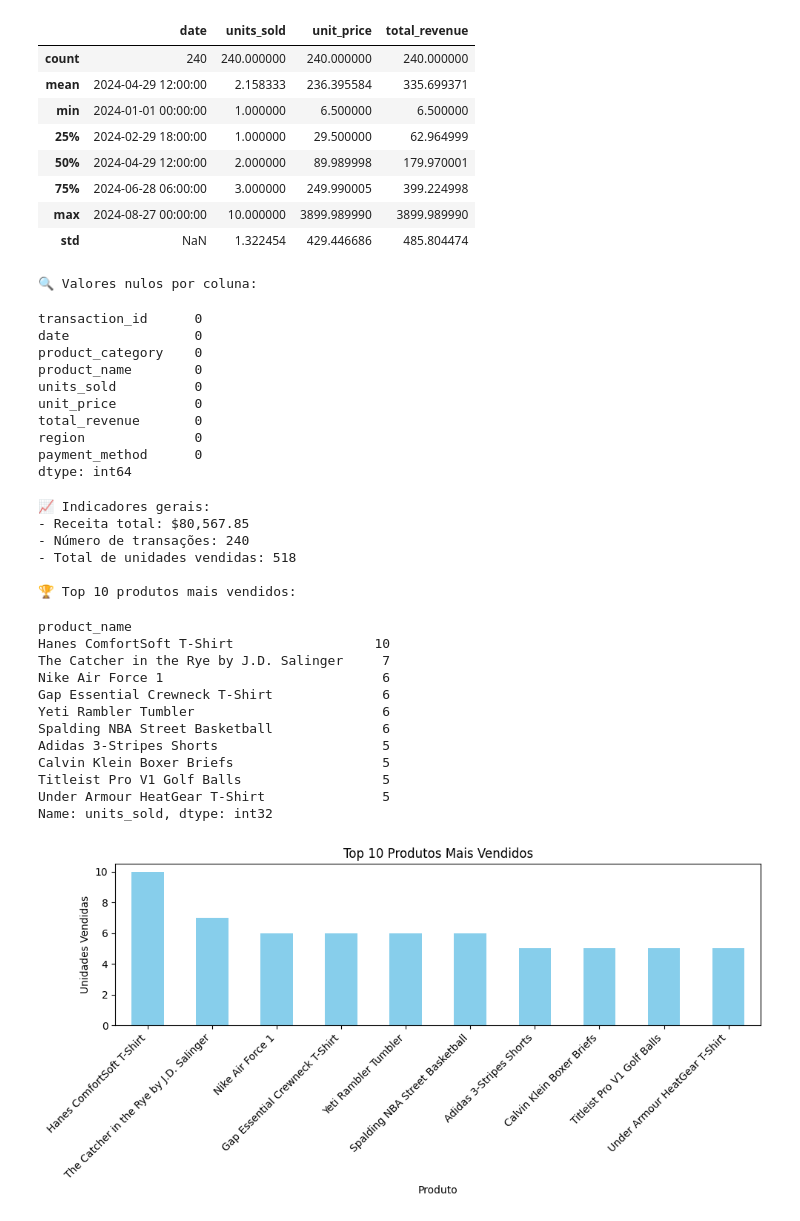
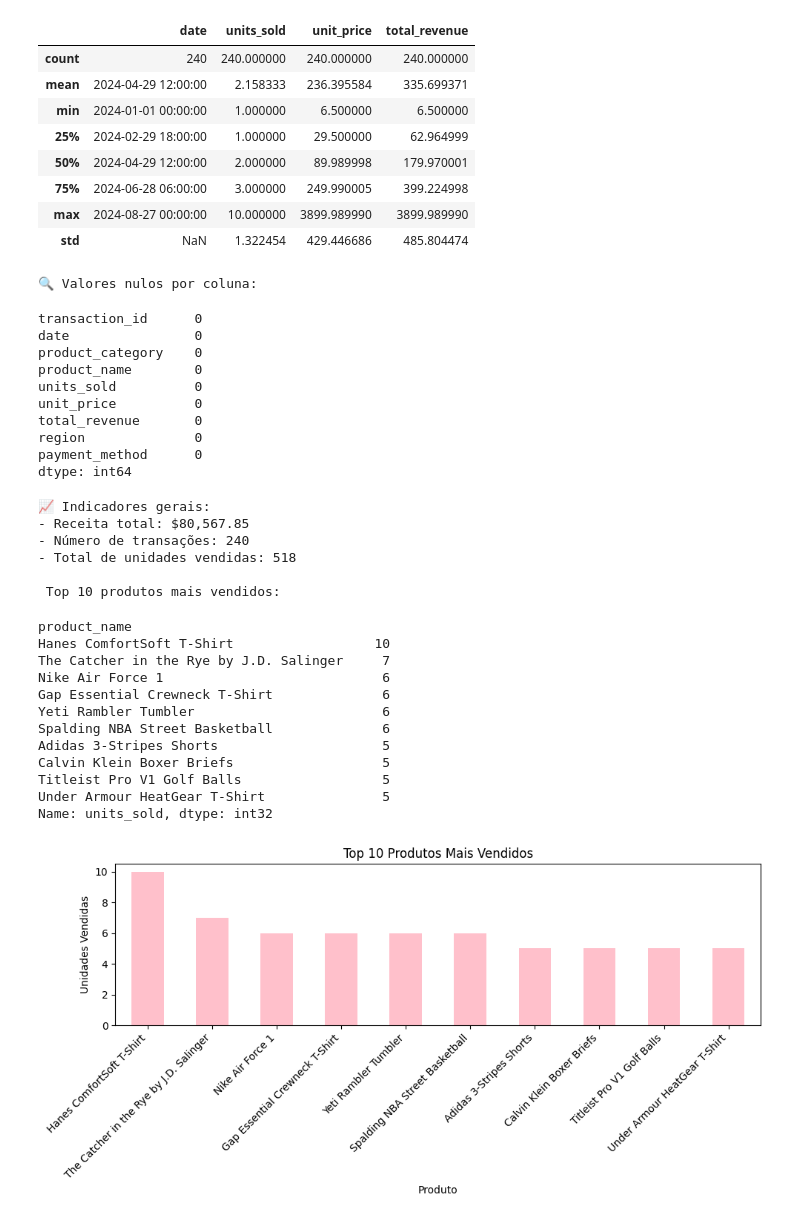
Before and after one commit to SamySLB/Analise-de-vendas-de-e-commerce, a Jupyter notebook: notebooks/explore_ecommerce.ipynb, the cells around one changed output. Drawn from its saved outputs; the diff is of its cells as text; code cells hidden in the pictures.

```diff
--- a/notebooks/explore_ecommerce.ipynb
+++ b/notebooks/explore_ecommerce.ipynb
@@ -3,9 +3,10 @@
 
 import pandas as pd
 import matplotlib.pyplot as plt
+#visualização
 from IPython.display import display
 
-
+#carregamento
 df = pd.read_parquet(
     'C:/Users/samar/OneDrive/Documentos/ads-unipe/Analise de vendas de e-commerce/data/ecommerce_clean.parquet'
 )
@@ -39,11 +40,11 @@ top_products = (
     .head(10)
 )
 
-print("\n🏆 Top 10 produtos mais vendidos:")
+print("\n Top 10 produtos mais vendidos:")
 display(top_products)
 
 plt.figure(figsize=(10, 5))
-top_products.plot(kind='bar', color='skyblue')
+top_products.plot(kind='bar', color='pink')
 plt.title('Top 10 Produtos Mais Vendidos')
 plt.xlabel('Produto')
 plt.ylabel('Unidades Vendidas')
@@ -78,32 +79,32 @@ memory usage: 18.3 KB
 | max | 2024-08-27 00:00:00 | 10.000000 | 3899.989990 | 3899.989990 |
 | std | NaN | 1.322454 | 429.446686 | 485.804474 |
 🔍 Valores nulos por coluna:
 transaction_id      0
 date                0
 product_category    0
 product_name        0
 units_sold          0
 unit_price          0
 total_revenue       0
 region              0
 payment_method      0
 dtype: int64
 📈 Indicadores gerais:
 - Receita total: $80,567.85
 - Número de transações: 240
 - Total de unidades vendidas: 518
 
-🏆 Top 10 produtos mais vendidos:
+ Top 10 produtos mais vendidos:
 product_name
 Hanes ComfortSoft T-Shirt                  10
 The Catcher in the Rye by J.D. Salinger     7
 Nike Air Force 1                            6
 Gap Essential Crewneck T-Shirt              6
 Yeti Rambler Tumbler                        6
 Spalding NBA Street Basketball              6
 Adidas 3-Stripes Shorts                     5
 Calvin Klein Boxer Briefs                   5
 Titleist Pro V1 Golf Balls                  5
 Under Armour HeatGear T-Shirt               5
 Name: units_sold, dtype: int32
-[figure, old version]
+[figure, new version]
```
Also changed, not shown: 1 other file.
